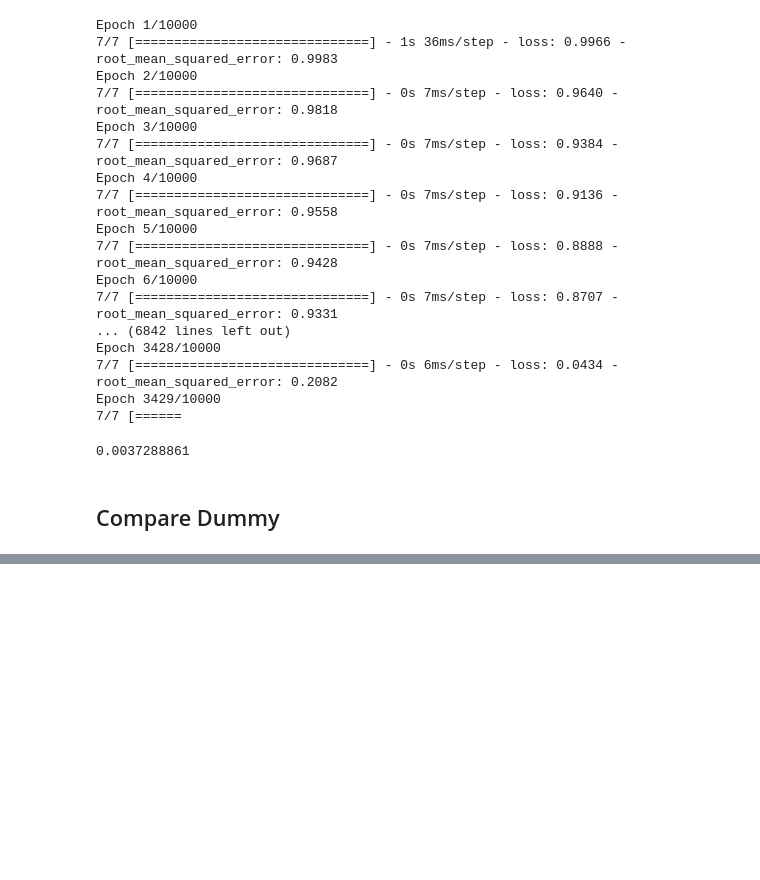
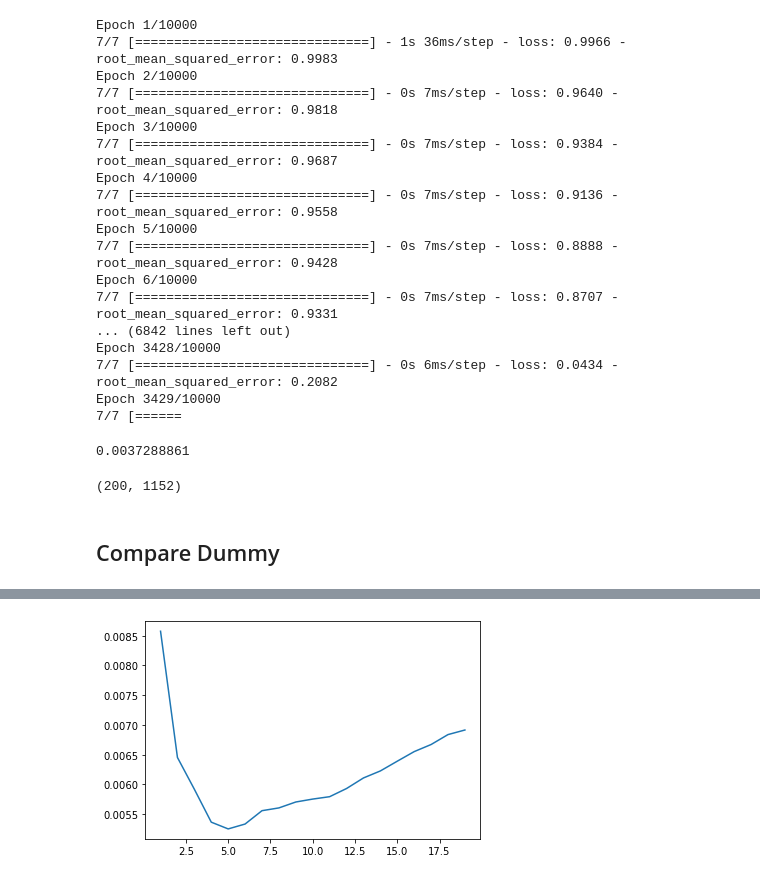
Before and after one commit to Fath-Elmisbah/climate_surrugate_prediction, a Jupyter notebook: Haiku_PCA-for-CS229.ipynb, the cells around one changed output, grey strips where cells are left out. Saved outputs shown, nothing was run; the diff lists cells and outputs as text; code cells hidden in the pictures; blank space fills up the shorter version.

Commit message:
Add k nearest neighbors

```diff
--- a/Haiku_PCA-for-CS229.ipynb
+++ b/Haiku_PCA-for-CS229.ipynb
@@ -365,6 +366,10 @@ Mse_test=np.mean(np.square(Y_test_1152-test_preds))
 Mse_test
 # %% [output]
 0.0037288861
+# %%
+Y_train.shape
+# %% [output]
+(200, 1152)
 # %% [markdown]
 ## Compare Dummy
 # %%
@@ -382,13 +387,22 @@ print(-1*cv_scores.mean())
 
 # try k nearest neighbors
 from sklearn.neighbors import KNeighborsRegressor
-Knn= KNeighborsRegressor(n_neighbors=6)
-Knn.fit(X,Y)
-print(-1*cross_val_score(Knn,X,Y,scoring='neg_mean_squared_error').mean())
+# try k nearest neighbors
+from sklearn.neighbors import KNeighborsRegressor
+errs = []
+for i in range(1,20):
+    Knn= KNeighborsRegressor(n_neighbors=i)
+    #Knn.fit(X_train,Y_train)
+    #print(np.mean((Knn.predict(X_test) - Y_test)**2))
+    err = -1*cross_val_score(Knn,X,Y,scoring='neg_mean_squared_error').mean()
+    errs.append([i,err])
+errs = np.array(errs).T
+plt.plot(errs[0], errs[1])
+print('k = {}, MSE = {}'.format(int(errs[:,np.argmin(errs[1])][0]), errs[:,np.argmin(errs[1])][1]))
 # linear regression
 from sklearn.linear_model import LinearRegression
 Linear= LinearRegression()
-Linear.fit(X,Y)
+#Linear.fit(X,Y)
 print(-1*cross_val_score(Linear,X,Y,scoring='neg_mean_squared_error').mean())
 # %% [output]
 0.02435368187725544
@@ -396,0 +411 @@ print(-1*cross_val_score(Linear,X,Y,scoring='neg_mean_squared_error').mean())
+[figure, added]
```
Also changed, not shown: parts of 5 cells of this notebook.
